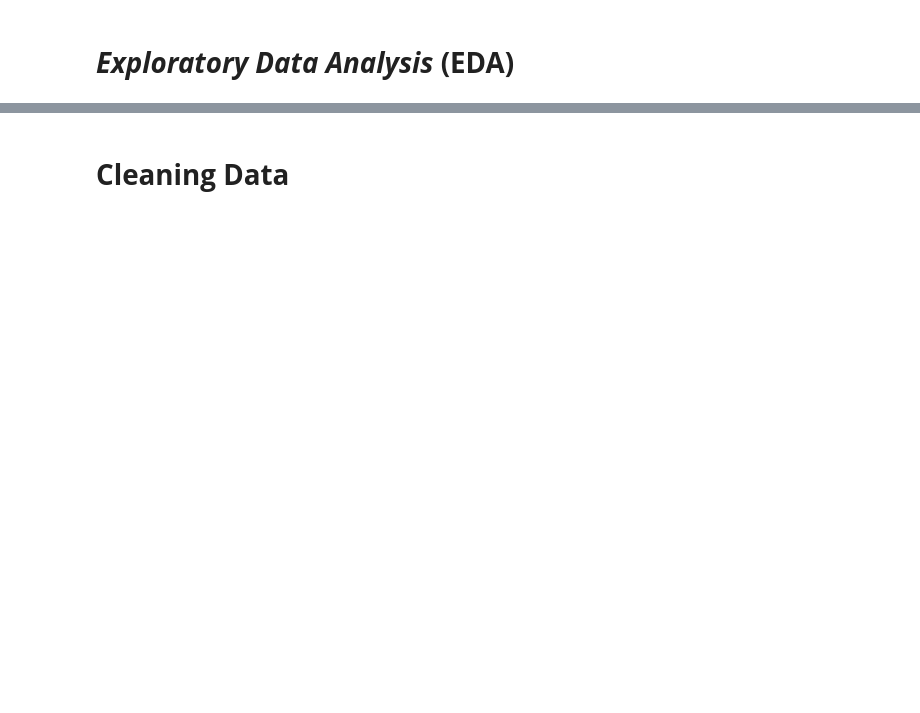
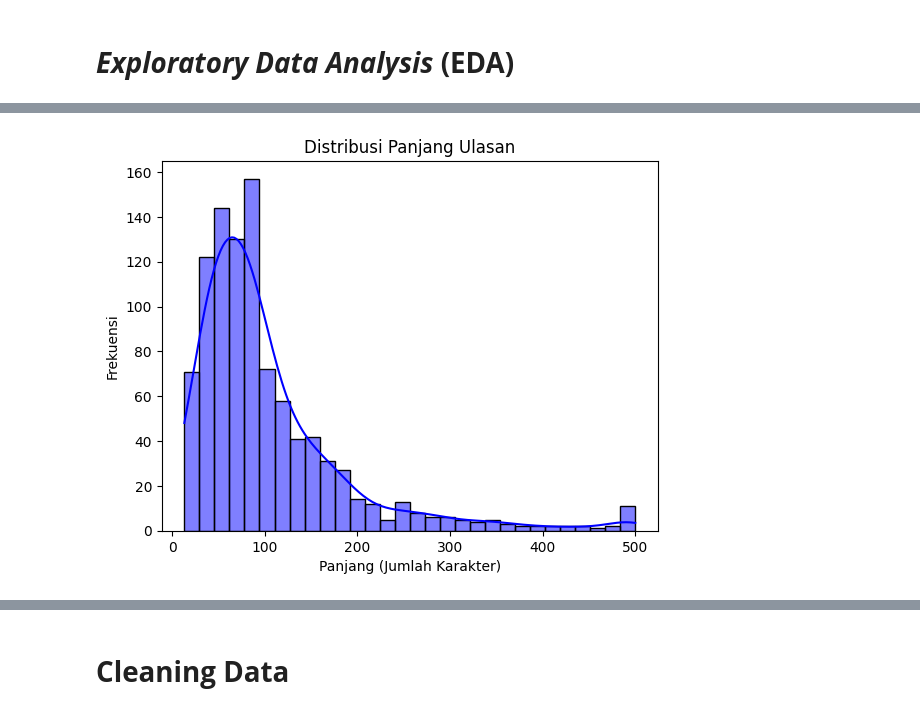
Before and after one commit to Enyakz123/FP-DM-7, a Jupyter notebook: FP_DM_(7).ipynb, the cells around one changed output, grey strips where cells are left out. Saved outputs shown, nothing was run; the diff lists cells and outputs as text; code cells hidden in the pictures; blank space fills up the shorter version.

```diff
--- a/FP_DM_(7).ipynb
+++ b/FP_DM_(7).ipynb
@@ -49,13 +99,15 @@ plt.show()
 # %%
 # Tambahkan kolom jumlah karakter pada setiap ulasan
-comments_cleaned['content_length'] = comments_cleaned['content'].apply(len)
+comments['content_length'] = comments['content'].apply(len)
 
 # Visualisasi distribusi panjang konten ulasan
-sns.histplot(comments_cleaned['content_length'], bins=30, kde=True, color='blue')
+sns.histplot(comments['content_length'], bins=30, kde=True, color='blue')
 plt.title('Distribusi Panjang Ulasan')
 plt.xlabel('Panjang (Jumlah Karakter)')
 plt.ylabel('Frekuensi')
 plt.show()
+# %% [output]
+[figure, added]
 # %%
 # Import library tambahan
 import re
```
Also changed, not shown: parts of 25 cells of this notebook, 10 other files.
